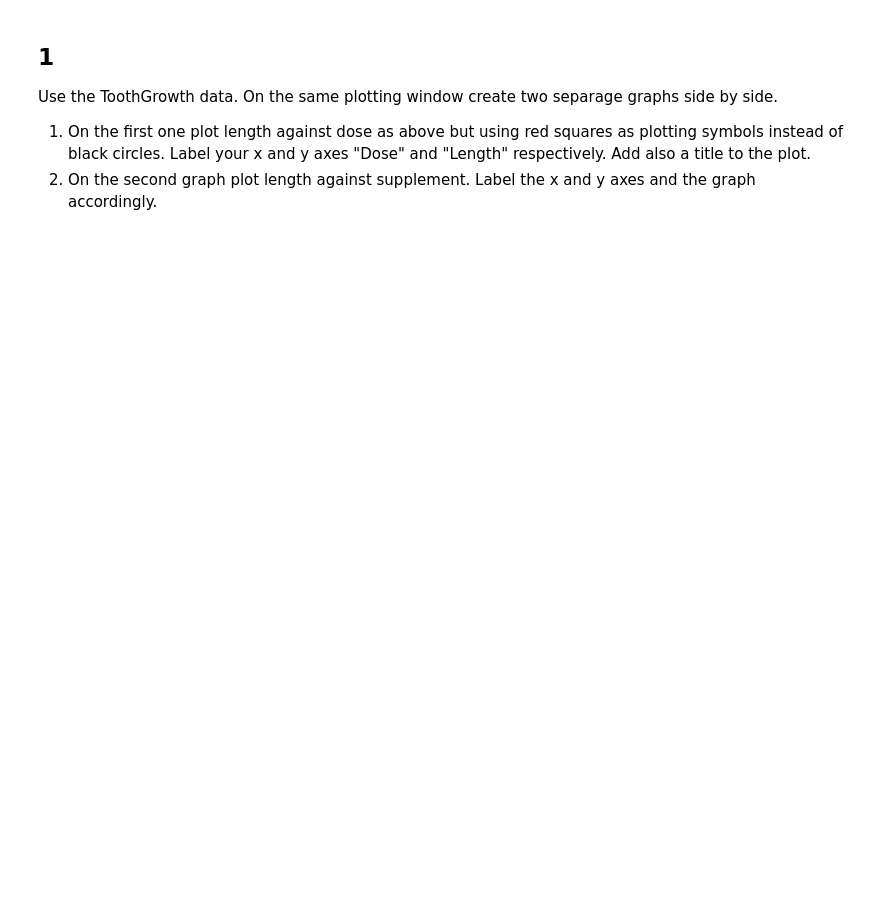
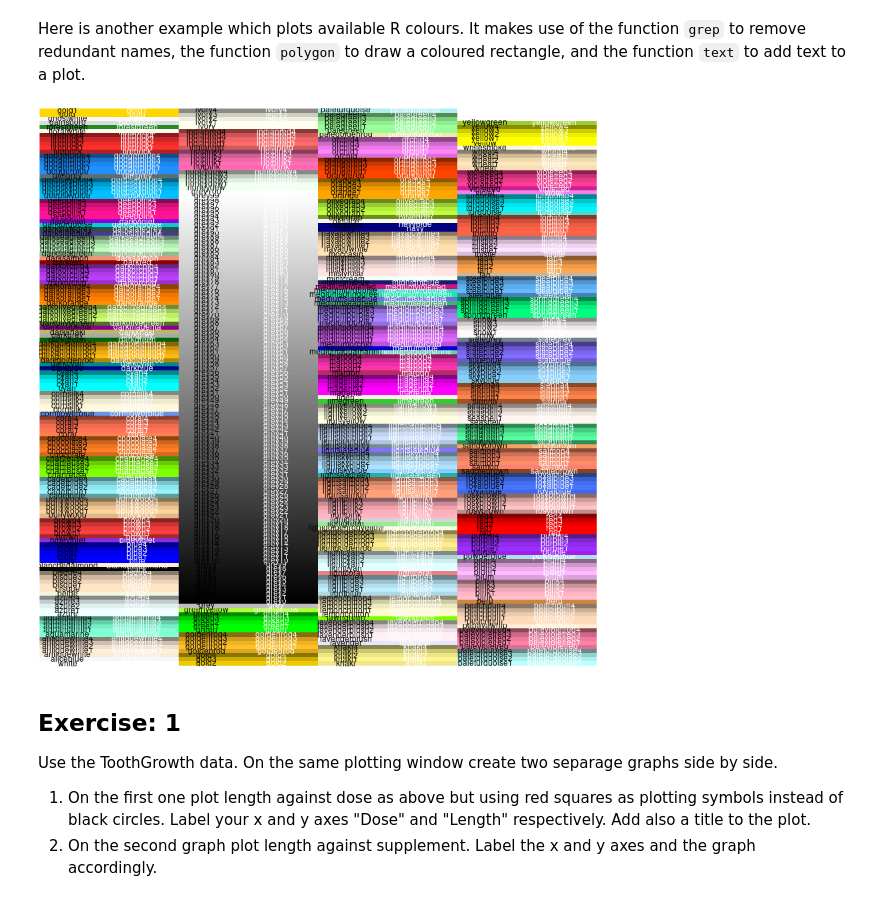
Before and after one commit to JDBetteridge/samba_induction_r, a Jupyter notebook: nbplain/03_graphics.ipynb, the cells around one changed output. Cells and saved outputs as stored; diff of their text form; code cells hidden in the pictures; blank space fills up the shorter version.

```diff
--- a/nbplain/03_graphics.ipynb
+++ b/nbplain/03_graphics.ipynb
@@ -3,5 +70,28 @@
+# %% [markdown]
+Here is another example which plots available R colours. It makes use of the function `grep` to remove redundant names, the function `polygon` to draw a coloured rectangle, and the function `text` to add text to a plot.
+# %%
+# Uncomment lines to export plots
+
+clall <- colors()
+cl <- grep("gray", clall, value = TRUE, invert = TRUE) # Remove synonym gray
+ncl <- length(cl) # Number of colours
+ncol <- 4 # Number of columns
+nrow <- ceiling(ncl/ncol) # Number of rows
+# pdf("Rcols.pdf", width = 7, height = 30)
+par(mar = c(.1, .1, .1, .1), ann = FALSE, xaxs = "i", yaxs = "i") # Conserve space
+plot(c(0,ncol), c(0,nrow), type = "n", axes = FALSE) # Draw the plot area, plot nothing
+for (i in 1:ncl) {
+  row <- (i-1) %% nrow        # Row position
+  col <- ceiling(i/nrow) - 1  # Column position
+  polygon(c(0, 0, 1, 1) + col, c(0, 1, 1, 0) + row , col = cl[i], border = NA) # Draw a coloured box
+  text(.2 + col, .5 + row , cl[i], col = "black", cex = .6) # Display colour name
+  text(.7 + col, .5 + row, cl[i], col = "white", cex = .6)  # Display colour name
+}
+# dev.off()
+# %% [output]
+[figure, added]
 # %% [markdown]
-## 1
+## Exercise: 1
 Use the ToothGrowth data.
 On the same plotting window create two separage graphs side by side.
 1. On the first one plot length against dose as above but using red squares as plotting symbols instead of black circles. Label your x and y axes "Dose" and "Length" respectively. Add also a title to the plot.
```
Also changed, not shown: parts of 18 cells of this notebook, 2 other files.
